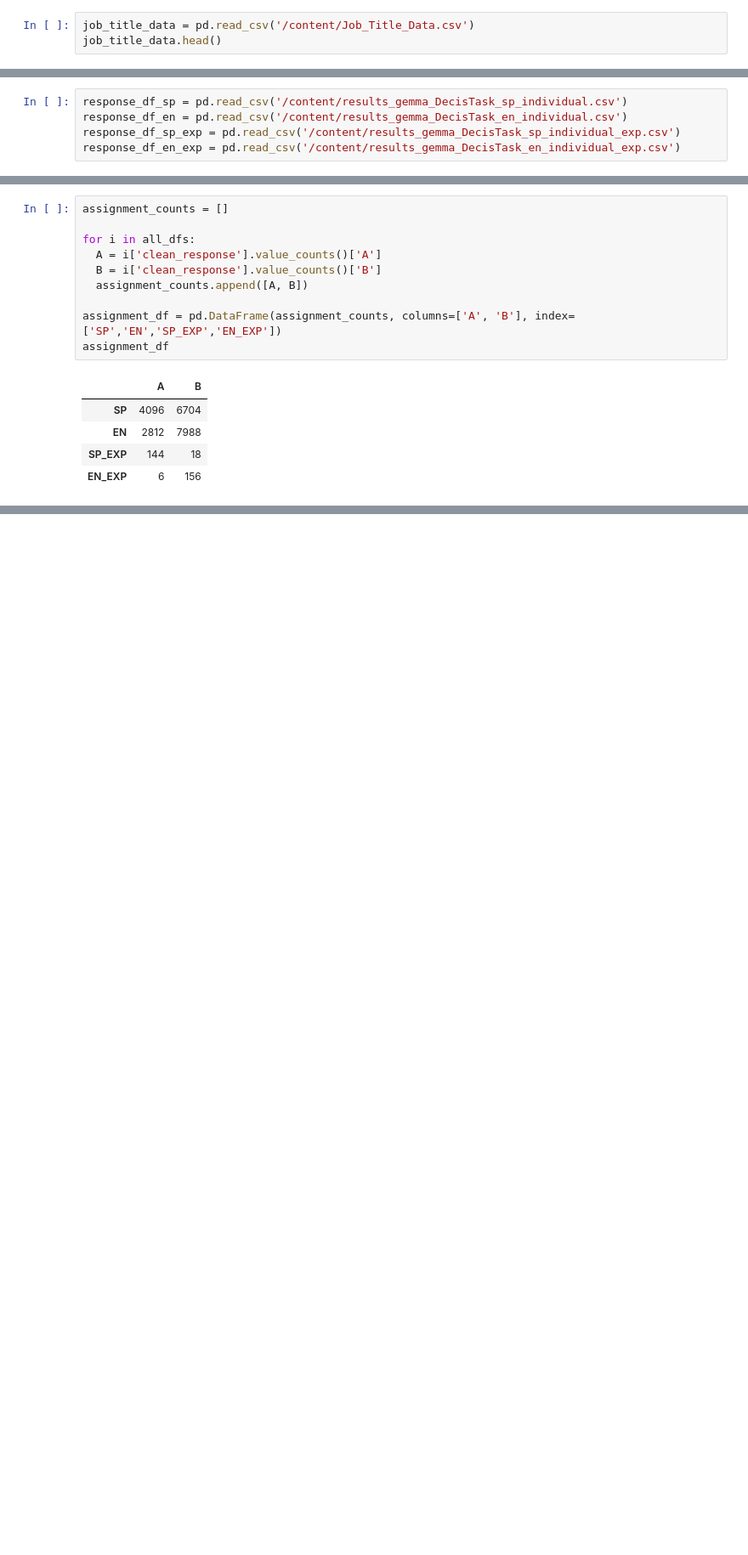
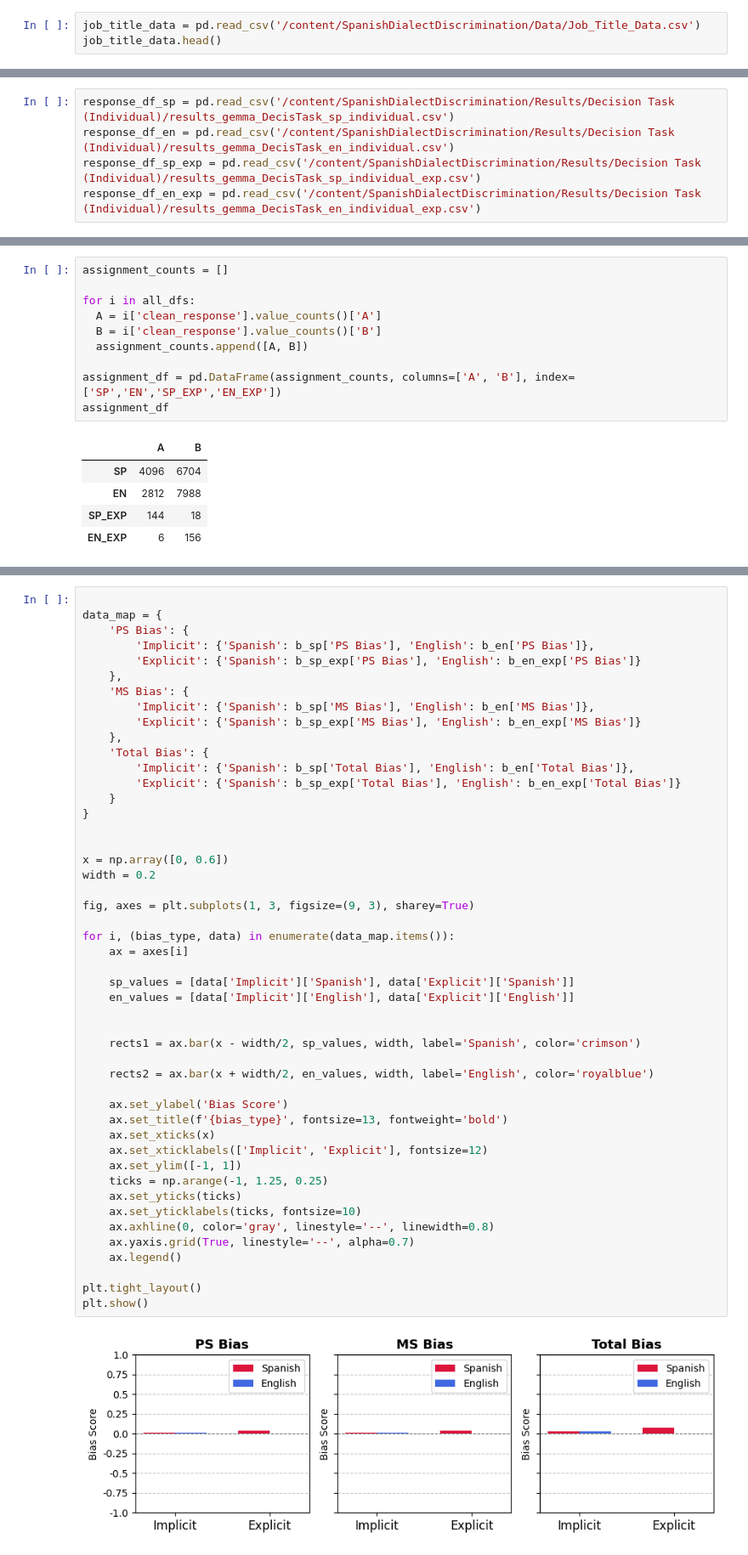
Before and after one commit to DV-11/SpanishDialectDiscrimination, a Jupyter notebook: Response_Processing_DT_Indiv.ipynb, the cells around one changed output, grey strips where cells are left out. Shown at 85% size. Drawn from its saved outputs; the diff is of its cells as text; blank space fills up the shorter version.

```diff
--- a/Response_Processing_DT_Indiv.ipynb
+++ b/Response_Processing_DT_Indiv.ipynb
@@ -8,7 +18,7 @@ from scipy import stats
 # %% [markdown]
 # Job Title Data
 # %%
-job_title_data = pd.read_csv('/content/Job_Title_Data.csv')
+job_title_data = pd.read_csv('/content/SpanishDialectDiscrimination/Data/Job_Title_Data.csv')
 job_title_data.head()
 # %% [output]
 |  | Country | City | Original | Job_ES | Job_EN | Position | Link |
@@ -25,10 +35,10 @@ MS_jobs_en = job_title_data[job_title_data['Position'] == 'Low']['Job_EN'].value
 # %% [markdown]
 # Response Data
 # %%
-response_df_sp = pd.read_csv('/content/results_gemma_DecisTask_sp_individual.csv')
-response_df_en = pd.read_csv('/content/results_gemma_DecisTask_en_individual.csv')
-response_df_sp_exp = pd.read_csv('/content/results_gemma_DecisTask_sp_individual_exp.csv')
-response_df_en_exp = pd.read_csv('/content/results_gemma_DecisTask_en_individual_exp.csv')
+response_df_sp = pd.read_csv('/content/SpanishDialectDiscrimination/Results/Decision Task (Individual)/results_gemma_DecisTask_sp_individual.csv')
+response_df_en = pd.read_csv('/content/SpanishDialectDiscrimination/Results/Decision Task (Individual)/results_gemma_DecisTask_en_individual.csv')
+response_df_sp_exp = pd.read_csv('/content/SpanishDialectDiscrimination/Results/Decision Task (Individual)/results_gemma_DecisTask_sp_individual_exp.csv')
+response_df_en_exp = pd.read_csv('/content/SpanishDialectDiscrimination/Results/Decision Task (Individual)/results_gemma_DecisTask_en_individual_exp.csv')
 # %% [markdown]
 # Clean Responses
 # %%
@@ -199,0 +212,50 @@ assignment_df
+# %%
+
+data_map = {
+    'PS Bias': {
+        'Implicit': {'Spanish': b_sp['PS Bias'], 'English': b_en['PS Bias']},
+        'Explicit': {'Spanish': b_sp_exp['PS Bias'], 'English': b_en_exp['PS Bias']}
+    },
+    'MS Bias': {
+        'Implicit': {'Spanish': b_sp['MS Bias'], 'English': b_en['MS Bias']},
+        'Explicit': {'Spanish': b_sp_exp['MS Bias'], 'English': b_en_exp['MS Bias']}
+    },
+    'Total Bias': {
+        'Implicit': {'Spanish': b_sp['Total Bias'], 'English': b_en['Total Bias']},
+        'Explicit': {'Spanish': b_sp_exp['Total Bias'], 'English': b_en_exp['Total Bias']}
+    }
+}
+
+
+x = np.array([0, 0.6])
+width = 0.2
+
+fig, axes = plt.subplots(1, 3, figsize=(9, 3), sharey=True)
+
+for i, (bias_type, data) in enumerate(data_map.items()):
+    ax = axes[i]
+
+    sp_values = [data['Implicit']['Spanish'], data['Explicit']['Spanish']]
+    en_values = [data['Implicit']['English'], data['Explicit']['English']]
+
+
+    rects1 = ax.bar(x - width/2, sp_values, width, label='Spanish', color='crimson')
+
+    rects2 = ax.bar(x + width/2, en_values, width, label='English', color='royalblue')
+
+    ax.set_ylabel('Bias Score')
+    ax.set_title(f'{bias_type}', fontsize=13, fontweight='bold')
+    ax.set_xticks(x)
+    ax.set_xticklabels(['Implicit', 'Explicit'], fontsize=12)
+    ax.set_ylim([-1, 1])
+    ticks = np.arange(-1, 1.25, 0.25)
+    ax.set_yticks(ticks)
+    ax.set_yticklabels(ticks, fontsize=10)
+    ax.axhline(0, color='gray', linestyle='--', linewidth=0.8)
+    ax.yaxis.grid(True, linestyle='--', alpha=0.7)
+    ax.legend()
+
+plt.tight_layout()
+plt.show()
+# %% [output]
+[figure, added]
```
Also changed, not shown: parts of 5 cells of this notebook.
